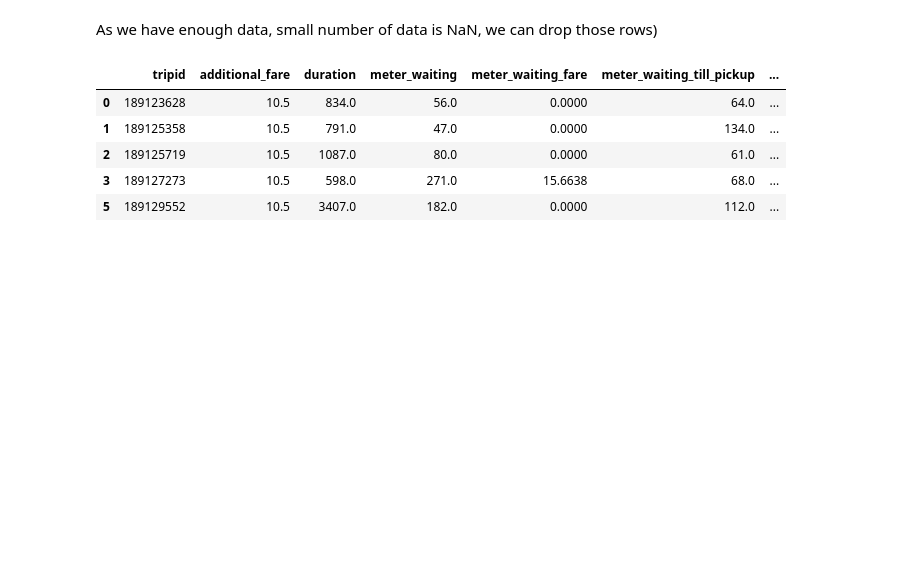
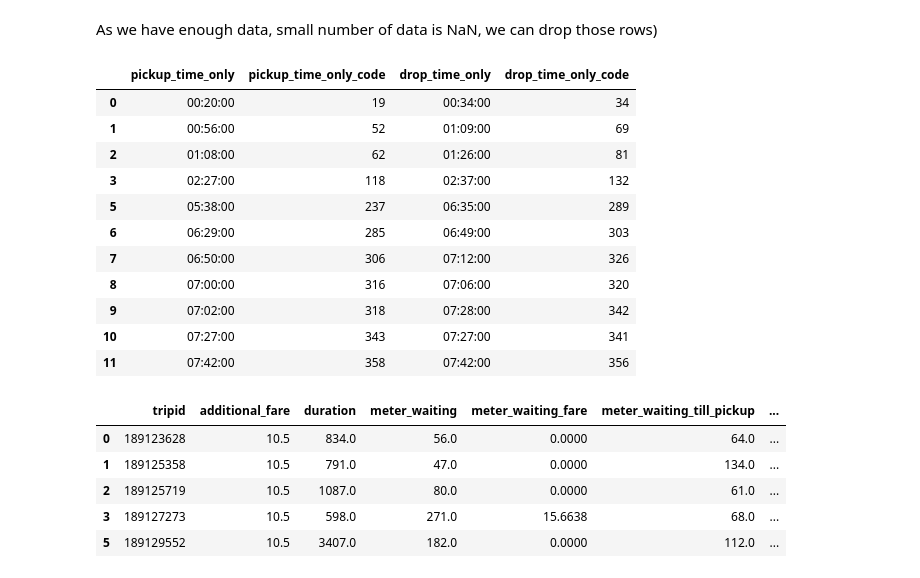
Before and after one commit to PubuduC/Ride-Fare-Classification, a Jupyter notebook: RandomForest_GradientBootsing_DecisionTree_with_RecursiveFeatureElimination.ipynb, the cells around one changed output. Drawn from its saved outputs; the diff is of its cells as text; code cells hidden in the pictures; blank space fills up the shorter version.

Commit message:
pickup_time and drop_time also added with label encoding

```diff
--- a/RandomForest_GradientBootsing_DecisionTree_with_RecursiveFeatureElimination.ipynb
+++ b/RandomForest_GradientBootsing_DecisionTree_with_RecursiveFeatureElimination.ipynb
@@ -36,10 +36,32 @@ fare_data.head()
 | 2 | 189125719 | 10.5 | 1087.0 | 80.0 | 0.0000 | 61.0 | ... |
 | 3 | 189127273 | 10.5 | 598.0 | 271.0 | 15.6638 | 68.0 | ... |
 | 4 | 189128020 | NaN | NaN | NaN | NaN | NaN | ... |
+# %%
+fare_data['pickup_time_only'] = fare_data['pickup_time'].dt.time
+fare_data['drop_time_only'] = fare_data['drop_time'].dt.time
 # %%
 fare_data.dropna(inplace=True)
 # %% [markdown]
 As we have enough data, small number of data is NaN, we can drop those rows)
+# %%
+from sklearn.preprocessing import LabelEncoder
+lb_label = LabelEncoder()
+fare_data["pickup_time_only_code"] = lb_label.fit_transform(fare_data["pickup_time_only"])
+fare_data["drop_time_only_code"] = lb_label.fit_transform(fare_data["drop_time_only"])
+fare_data[["pickup_time_only", "pickup_time_only_code", "drop_time_only", "drop_time_only_code"]].head(11)
+# %% [output]
+|  | pickup_time_only | pickup_time_only_code | drop_time_only | drop_time_only_code |
+| 0 | 00:20:00 | 19 | 00:34:00 | 34 |
+| 1 | 00:56:00 | 52 | 01:09:00 | 69 |
+| 2 | 01:08:00 | 62 | 01:26:00 | 81 |
+| 3 | 02:27:00 | 118 | 02:37:00 | 132 |
+| 5 | 05:38:00 | 237 | 06:35:00 | 289 |
+| 6 | 06:29:00 | 285 | 06:49:00 | 303 |
+| 7 | 06:50:00 | 306 | 07:12:00 | 326 |
+| 8 | 07:00:00 | 316 | 07:06:00 | 320 |
+| 9 | 07:02:00 | 318 | 07:28:00 | 342 |
+| 10 | 07:27:00 | 343 | 07:27:00 | 341 |
+| 11 | 07:42:00 | 358 | 07:42:00 | 356 |
 # %%
 #Encoding categorical features
 #assign a numeric value to label
```
Also changed, not shown: parts of 19 cells of this notebook.
